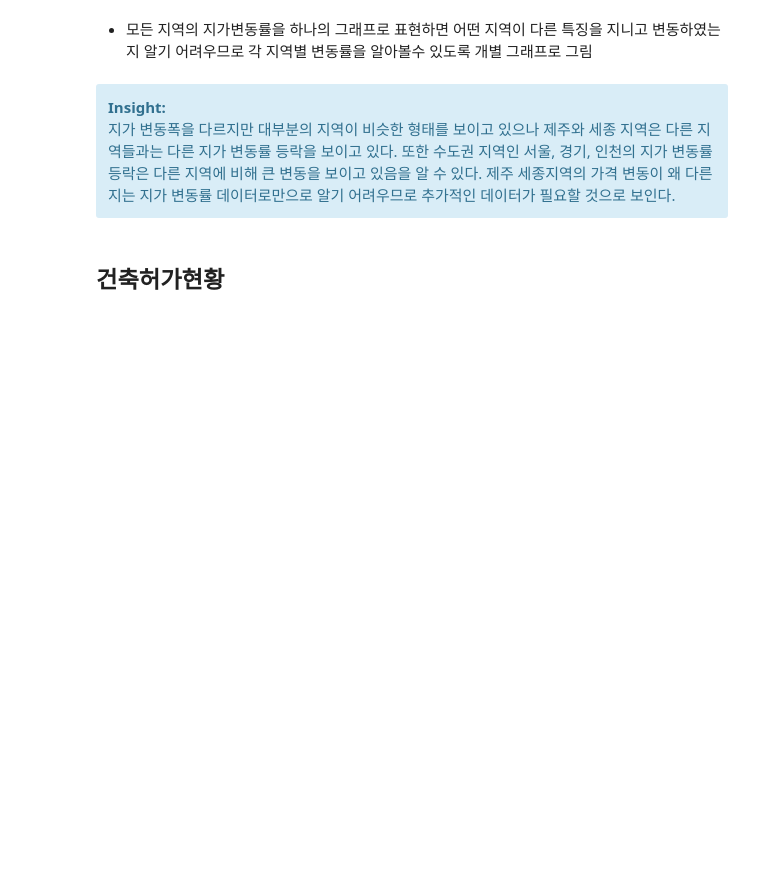
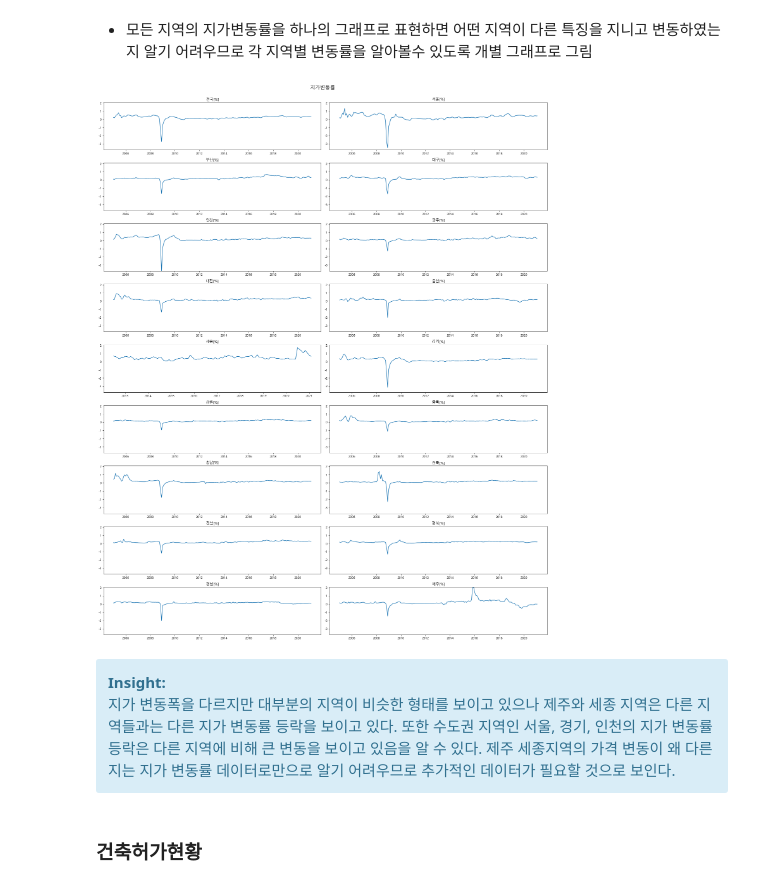
Before and after one commit to sunny0103/personal_project_public_data, a Jupyter notebook: Korea Real Estate Visualization.ipynb, the cells around one changed output. Cells and saved outputs as stored; diff of their text form; code cells hidden in the pictures; blank space fills up the shorter version.

```diff
--- a/Korea Real Estate Visualization.ipynb
+++ b/Korea Real Estate Visualization.ipynb
@@ -30,0 +56,15 @@ def change_datetime(data):
+# %%
+# 데이터의 각각의 컬럼 데이터를 plot
+def indiv_viz(data,figsize,title):
+    mx=max(data.max())
+    mn=min(data.min())
+    nr=data.shape[1]/2
+    plt.figure(figsize=figsize)
+    for i in enumerate(data):
+        plt.subplot(nr,2,i[0]+1)
+        plt.plot(data.index,data[i[1]])
+        plt.ylim(mn,mx)
+        plt.title(i[1])
+    plt.suptitle(title, fontsize=16)
+    plt.tight_layout()
+    plt.subplots_adjust(top=0.95)
@@ -141,9 +140,13 @@ for i in enumerate(tempre):
+# %%
+indiv_viz(region,(20,25),'지가변동률')
+# %% [output]
+[figure, added]
 # %% [markdown]
 <div class="alert alert-block alert-info">
 <b>Insight:</b> <br> 지가 변동폭을 다르지만 대부분의 지역이 비슷한 형태를 보이고 있으나 제주와 세종 지역은 다른 지역들과는 다른 지가 변동률 등락을 보이고 있다.  또한 수도권 지역인 서울, 경기, 인천의 지가 변동률 등락은 다른 지역에 비해 큰 변동을 보이고 있음을 알 수 있다. 제주 세종지역의 가격 변동이 왜 다른 지는 지가 변동률 데이터로만으로 알기 어려우므로 추가적인 데이터가 필요할 것으로 보인다.
 </div>
 # %% [markdown]
-## 건축허가현황
+### 건축허가현황
 # %%
 # 데이터 로드
 const=pd.read_csv('data/realestate/건축허가현황.csv',parse_dates=True)
```
Also changed, not shown: parts of 70 cells of this notebook.
